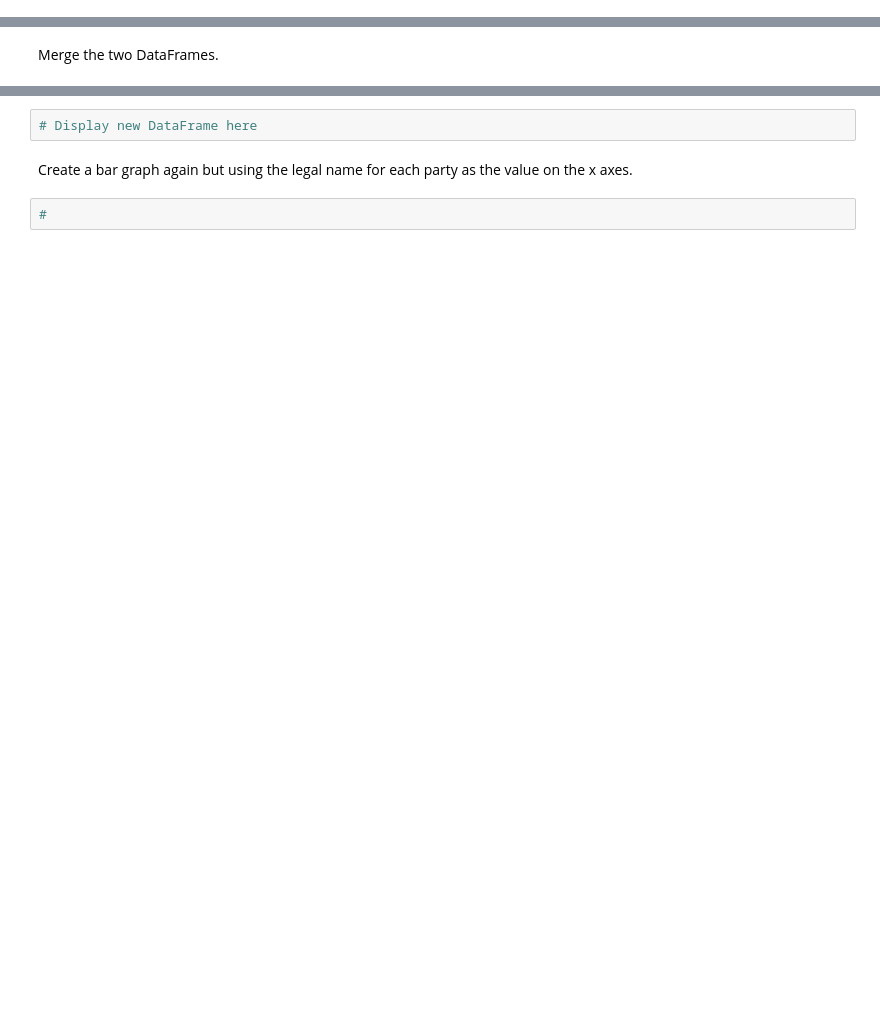
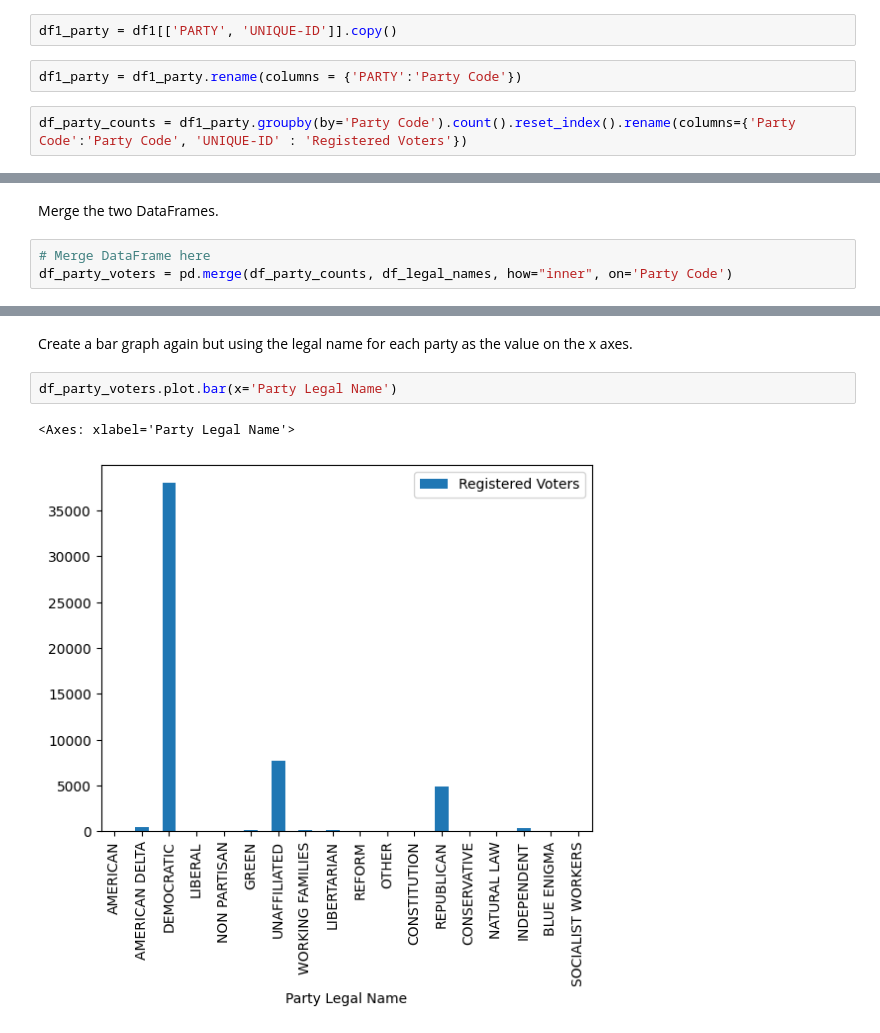
Before and after one commit to mikerly131/DataEngineering.Labs.RegisteredVotersFileWilmingtonDE, a Jupyter notebook: wilmington_de_registered_voters.ipynb, the cells around one changed output, grey strips where cells are left out. Drawn from its saved outputs; the diff is of its cells as text; blank space fills up the shorter version.

```diff
--- a/wilmington_de_registered_voters.ipynb
+++ b/wilmington_de_registered_voters.ipynb
@@ -220,0 +230,6 @@ Create a Pandas DataFrame that contains the Party code and the corresponding num
+# %%
+df1_party = df1[['PARTY', 'UNIQUE-ID']].copy()
+# %%
+df1_party = df1_party.rename(columns = {'PARTY':'Party Code'})
+# %%
+df_party_counts = df1_party.groupby(by='Party Code').count().reset_index().rename(columns={'Party Code':'Party Code', 'UNIQUE-ID' : 'Registered Voters'})
@@ -221,3 +256,6 @@ Create a Pandas DataFrame that contains the Party code and the corresponding num
 # %% [markdown]
 Merge the two DataFrames.
+# %%
+# Merge DataFrame here
+df_party_voters = pd.merge(df_party_counts, df_legal_names, how="inner", on='Party Code')
 # %%
@@ -225,6 +282,7 @@ Merge the two DataFrames.
-# %%
-# Display new DataFrame here
 # %% [markdown]
 Create a bar graph again but using the legal name for each party as the value on the x axes.
-# %%
-#
+# %%
+df_party_voters.plot.bar(x='Party Legal Name')
+# %% [output]
+<Axes: xlabel='Party Legal Name'>
+[figure, added]
```
Also changed, not shown: parts of 9 cells of this notebook.
